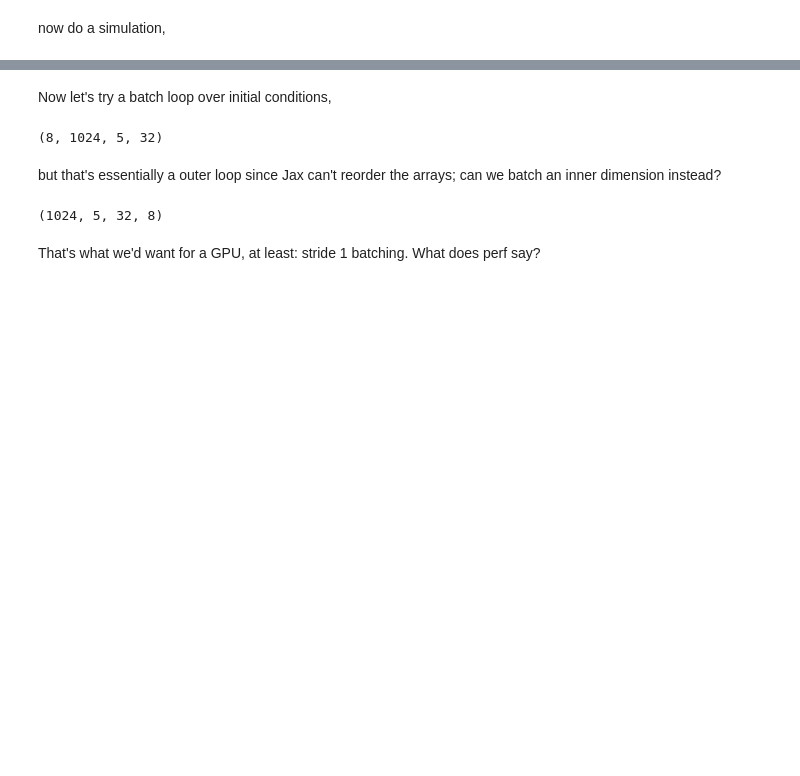
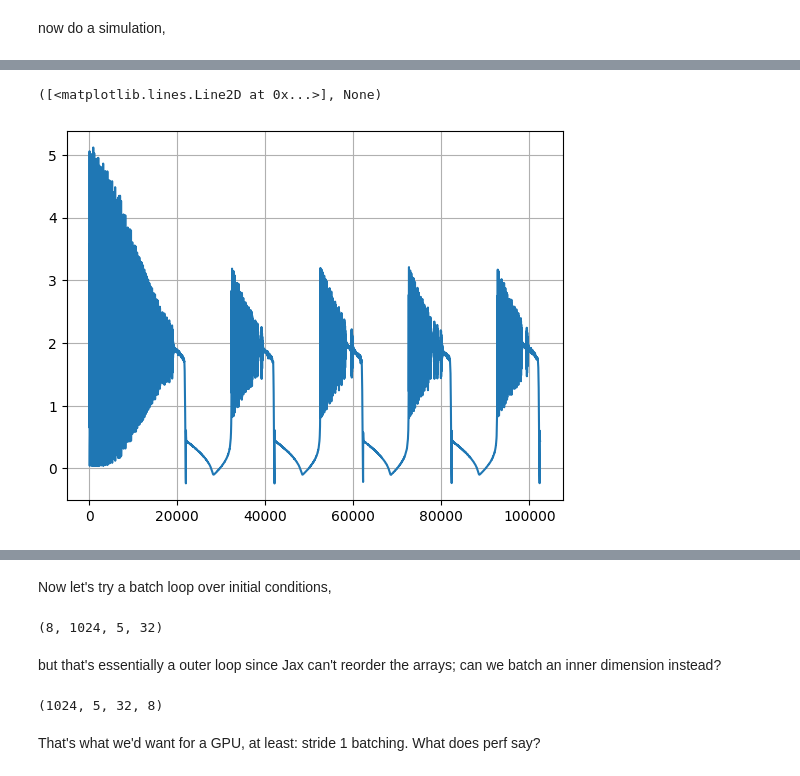
Before and after one commit to ins-amu/vbjax, a Jupyter notebook: 32 Epileptor.ipynb, the cells around one changed output, grey strips where cells are left out. Drawn from its saved outputs; the diff is of its cells as text; code cells hidden in the pictures; blank space fills up the shorter version.

```diff
--- a/32 Epileptor.ipynb
+++ b/32 Epileptor.ipynb
@@ -56,3 +108,8 @@ yt.shape
+# %%
+plot(x1[:,0] - (-1.6)), grid(1),
+# %% [output]
+([<matplotlib.lines.Line2D at 0x...>], None)
+[figure, added]
 # %%
 %timeit loop(x0, zt, net_θ)
 # %% [output]
```
Also changed, not shown: parts of 13 cells of this notebook, 1 other file.
